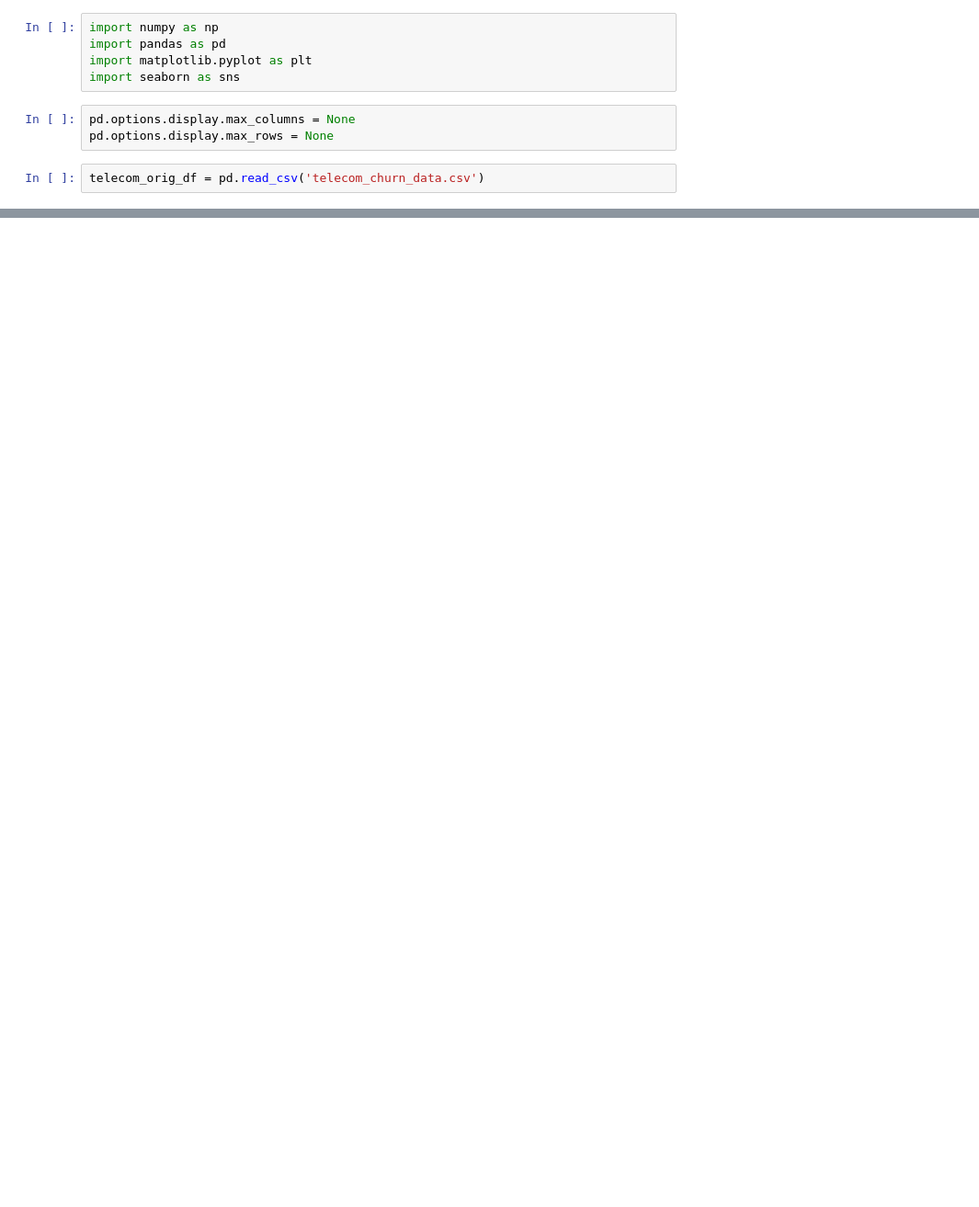
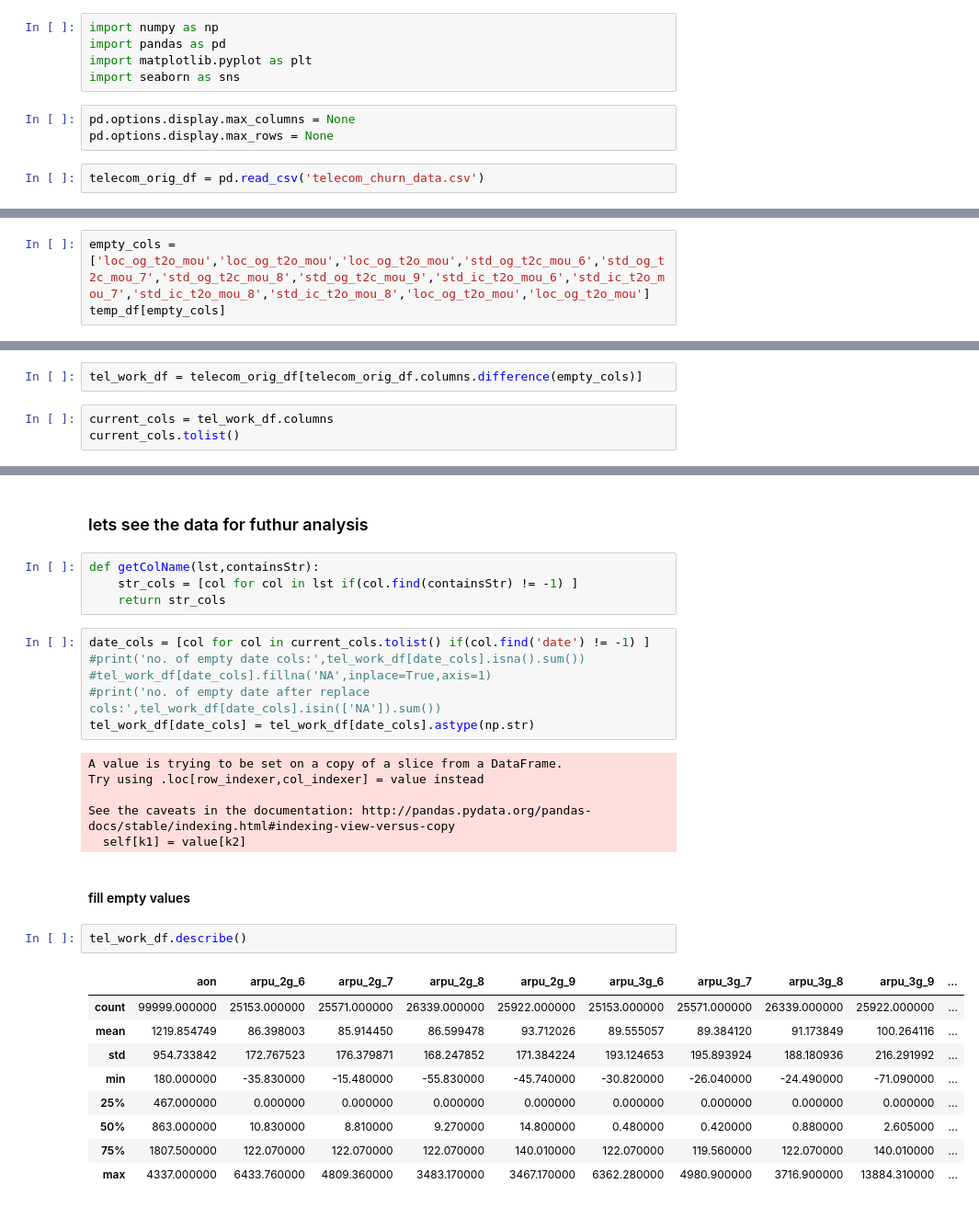
Before and after one commit to datarpita/PythonWorkspace, a Jupyter notebook: PCA/TelecomChurnCaseStudy/TelecomCaseStudy_v1.ipynb, the cells around one changed output, grey strips where cells are left out. Shown at 92% size. Saved outputs shown, nothing was run; the diff lists cells and outputs as text; blank space fills up the shorter version.

Commit message:
made changes to Telecom Case study

```diff
--- a/PCA/TelecomChurnCaseStudy/TelecomCaseStudy_v1.ipynb
+++ b/PCA/TelecomChurnCaseStudy/TelecomCaseStudy_v1.ipynb
@@ -121,0 +19,3 @@ dtype: int64
+# %%
+empty_cols = ['loc_og_t2o_mou','loc_og_t2o_mou','loc_og_t2o_mou','std_og_t2c_mou_6','std_og_t2c_mou_7','std_og_t2c_mou_8','std_og_t2c_mou_9','std_ic_t2o_mou_6','std_ic_t2o_mou_7','std_ic_t2o_mou_8','std_ic_t2o_mou_8','loc_og_t2o_mou','loc_og_t2o_mou']
+temp_df[empty_cols]
@@ -121,0 +37,5 @@ dtype: int64
+# %%
+tel_work_df = telecom_orig_df[telecom_orig_df.columns.difference(empty_cols)]
+# %%
+current_cols = tel_work_df.columns
+current_cols.tolist()
@@ -121,0 +60,32 @@ dtype: int64
+# %% [markdown]
+### lets see the data for futhur analysis
+# %%
+def getColName(lst,containsStr):
+    str_cols = [col for col in lst if(col.find(containsStr) != -1) ]
+    return str_cols
+# %%
+date_cols = [col for col in current_cols.tolist() if(col.find('date') != -1) ]
+#print('no. of empty date cols:',tel_work_df[date_cols].isna().sum())
+#tel_work_df[date_cols].fillna('NA',inplace=True,axis=1)
+#print('no. of empty date after replace cols:',tel_work_df[date_cols].isin(['NA']).sum())
+tel_work_df[date_cols] = tel_work_df[date_cols].astype(np.str)
+# %% [output]
+A value is trying to be set on a copy of a slice from a DataFrame.
+Try using .loc[row_indexer,col_indexer] = value instead
+
+See the caveats in the documentation: http://pandas.pydata.org/pandas-docs/stable/indexing.html#indexing-view-versus-copy
+  self[k1] = value[k2]
+# %% [markdown]
+#### fill empty values
+# %%
+tel_work_df.describe()
+# %% [output]
+|  | aon | arpu_2g_6 | arpu_2g_7 | arpu_2g_8 | arpu_2g_9 | arpu_3g_6 | arpu_3g_7 | arpu_3g_8 | arpu_3g_9 | ... |
+| count | 99999.000000 | 25153.000000 | 25571.000000 | 26339.000000 | 25922.000000 | 25153.000000 | 25571.000000 | 26339.000000 | 25922.000000 | ... |
+| mean | 1219.854749 | 86.398003 | 85.914450 | 86.599478 | 93.712026 | 89.555057 | 89.384120 | 91.173849 | 100.264116 | ... |
+| std | 954.733842 | 172.767523 | 176.379871 | 168.247852 | 171.384224 | 193.124653 | 195.893924 | 188.180936 | 216.291992 | ... |
+| min | 180.000000 | -35.830000 | -15.480000 | -55.830000 | -45.740000 | -30.820000 | -26.040000 | -24.490000 | -71.090000 | ... |
+| 25% | 467.000000 | 0.000000 | 0.000000 | 0.000000 | 0.000000 | 0.000000 | 0.000000 | 0.000000 | 0.000000 | ... |
+| 50% | 863.000000 | 10.830000 | 8.810000 | 9.270000 | 14.800000 | 0.480000 | 0.420000 | 0.880000 | 2.605000 | ... |
+| 75% | 1807.500000 | 122.070000 | 122.070000 | 122.070000 | 140.010000 | 122.070000 | 119.560000 | 122.070000 | 140.010000 | ... |
+| max | 4337.000000 | 6433.760000 | 4809.360000 | 3483.170000 | 3467.170000 | 6362.280000 | 4980.900000 | 3716.900000 | 13884.310000 | ... |
```
Also changed, not shown: parts of 51 cells of this notebook, 2 other files.
